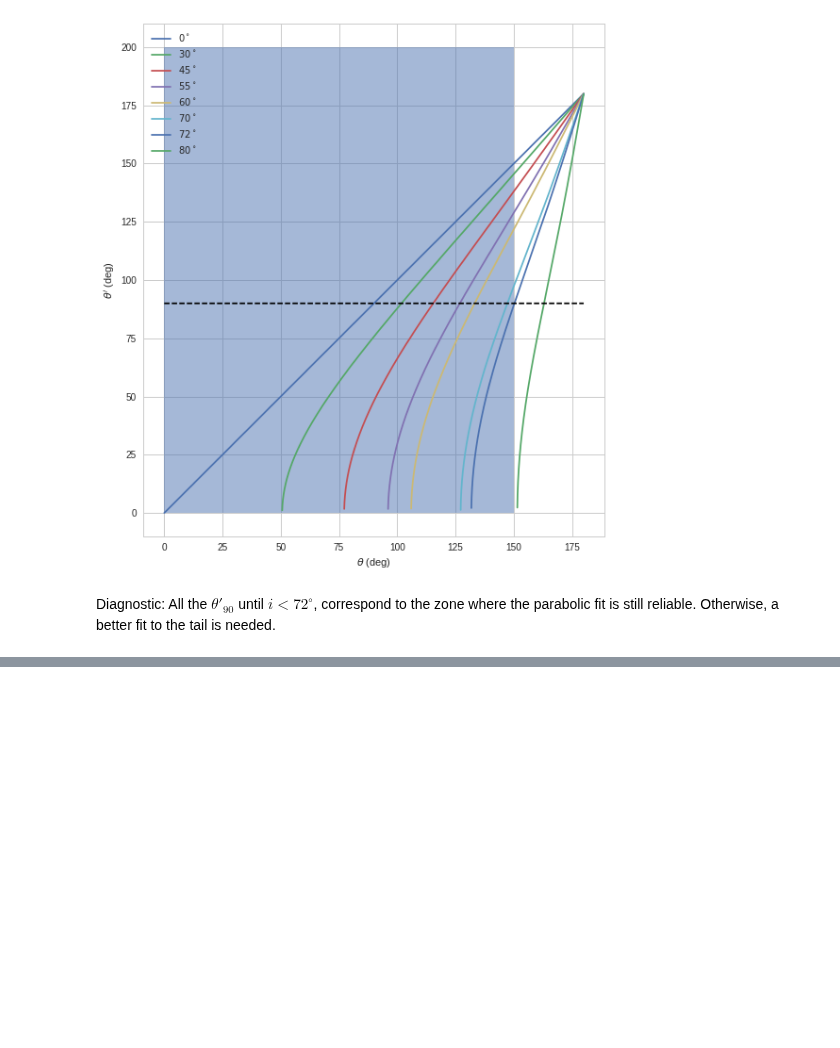
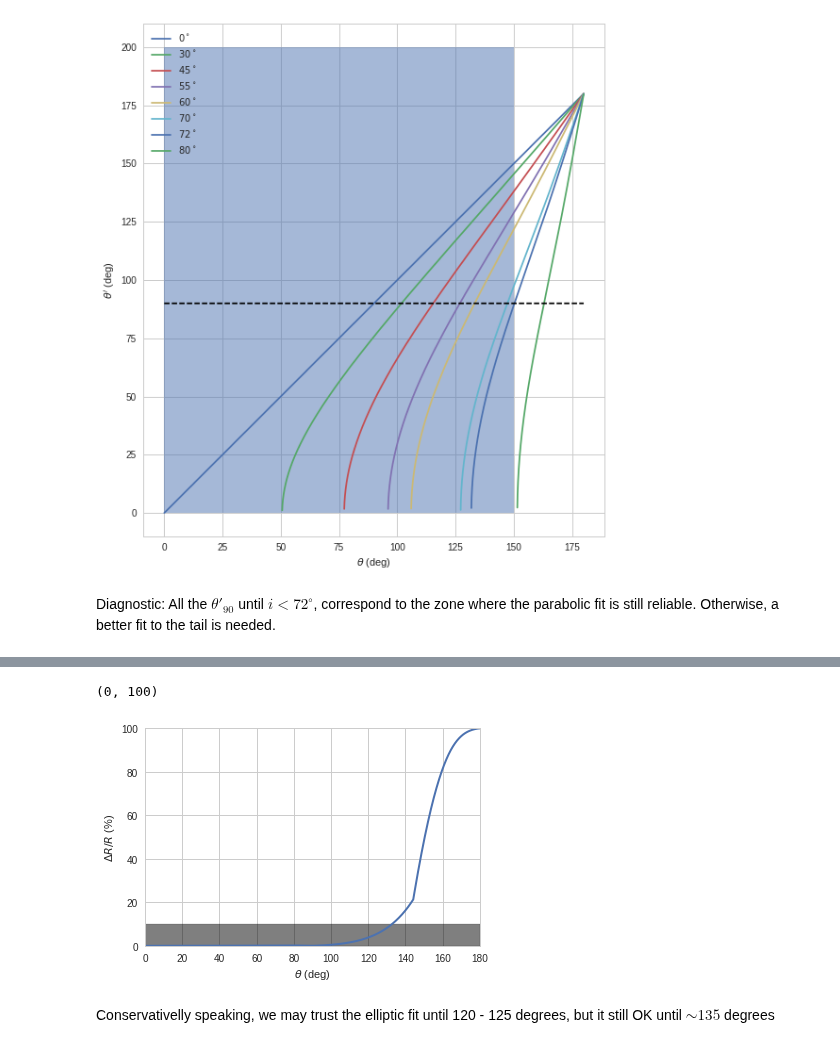
Before and after one commit to will-henney/bowshock-shape, a Jupyter notebook: CRW-shapes/Wilkin.ipynb, the cells around one changed output, grey strips where cells are left out. Cells and saved outputs as stored; diff of their text form; code cells hidden in the pictures; blank space fills up the shorter version.

```diff
--- a/CRW-shapes/Wilkin.ipynb
+++ b/CRW-shapes/Wilkin.ipynb
@@ -156,0 +191,20 @@ Diagnostic: All the $\theta'_{90}$ until $i < 72^{\circ}$, correspond to the zon
+# %%
+C2 = a**2 + b**2/np.tan(theta)**2
+C1 = 2*b*(a-1)/np.tan(theta)
+C0 = 1-2*a
+sin_te = (-C1 + np.sqrt(C1**2 - 4*C2*C0))/(2*C2)
+cos_te = np.sqrt(1. - sin_te**2)
+XE, YE = a*(cos_te - 1) + 1, b*sin_te
+Re = np.hypot(XE, YE)
+dR = (Re - R)/R
+plt.plot(np.degrees(theta), np.abs(dR)*100, lw=2)
+plt.xlabel(r"$\theta$ (deg)")
+plt.ylabel(r"$\Delta R/R$ (%)")
+plt.fill_between([0, 180], 0, 10, color="k", alpha=0.5)
+plt.xlim(0, 180)
+plt.ylim(0, 100)
+# %% [output]
+(0, 100)
+[figure, added]
+# %% [markdown]
+Conservativelly speaking, we may trust the elliptic fit until 120 - 125 degrees, but it still OK until $\sim 135$ degrees
```
Also changed, not shown: parts of 6 cells of this notebook.
